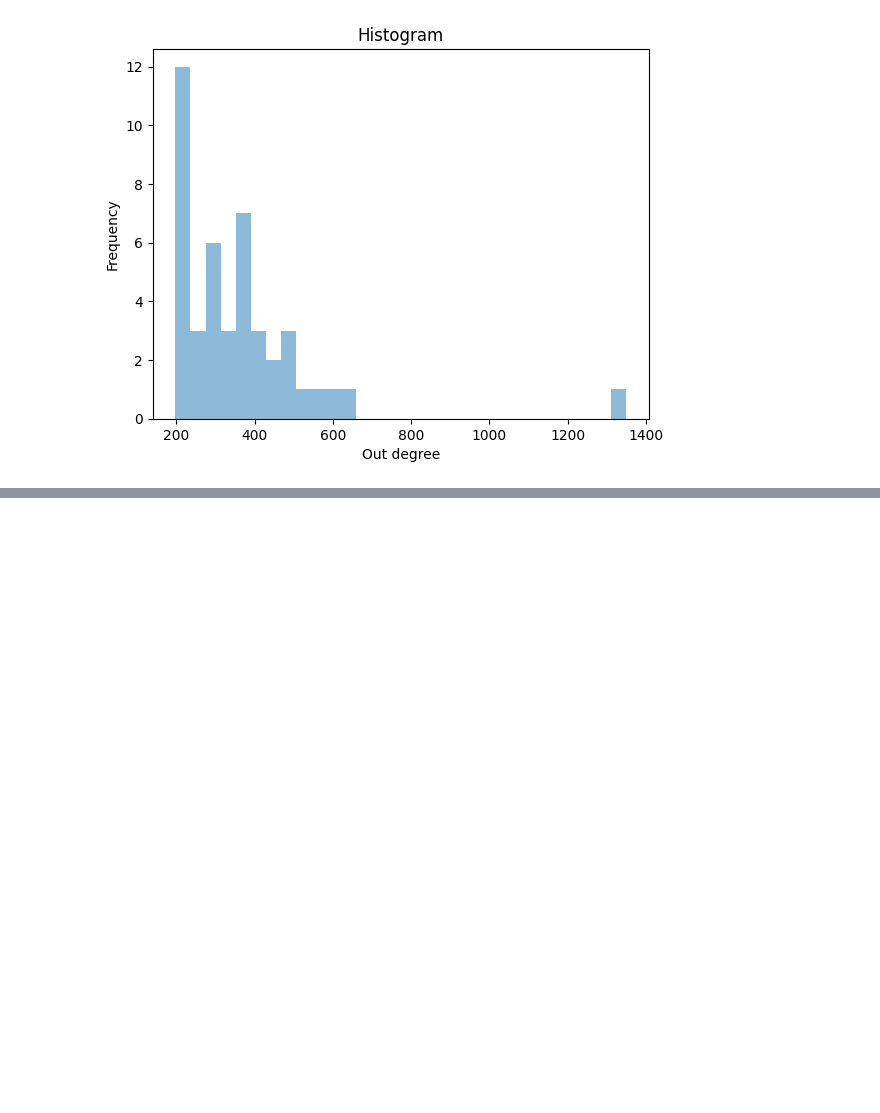
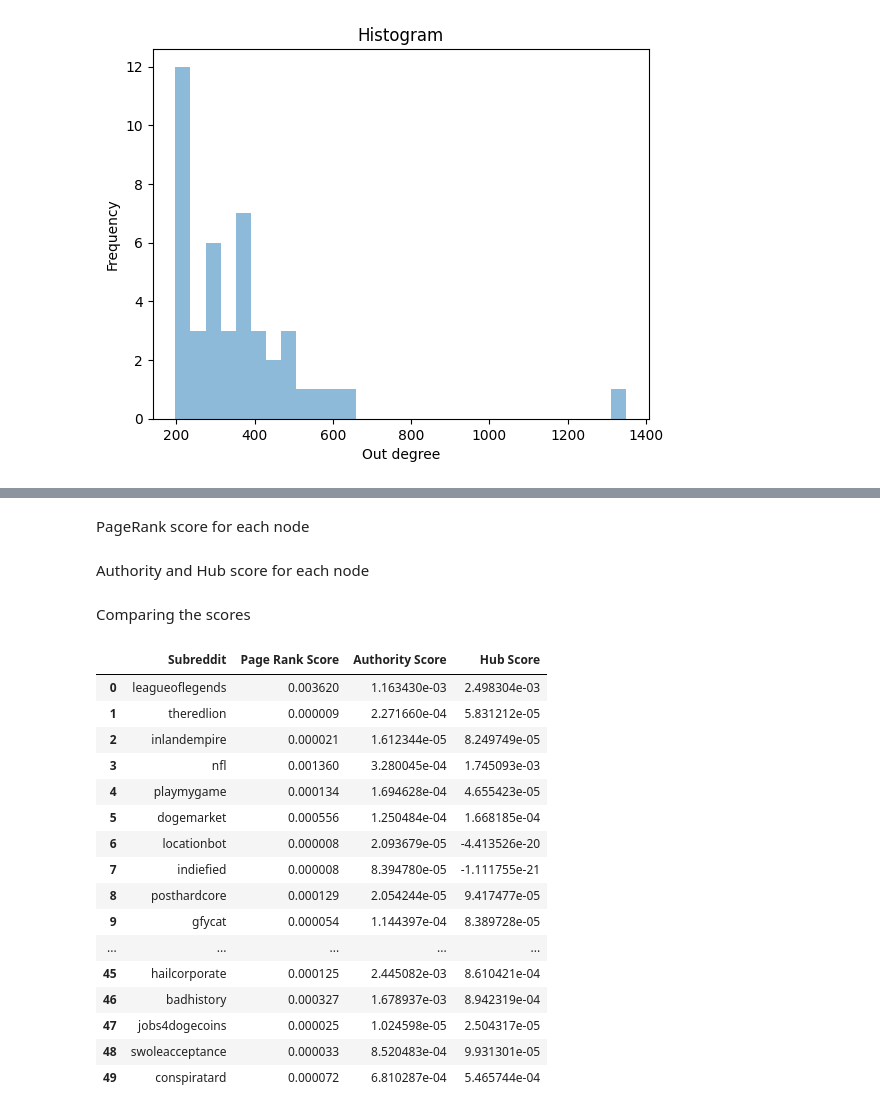
Before and after one commit to alnandorizki/Graph-Analysis-of-Social-Media-Links, a Jupyter notebook: IR_A3_Q1.ipynb, the cells around one changed output, grey strips where cells are left out. Cells and saved outputs as stored; diff of their text form; code cells hidden in the pictures; blank space fills up the shorter version.

```diff
--- a/IR_A3_Q1.ipynb
+++ b/IR_A3_Q1.ipynb
@@ -218,0 +318,41 @@ plt.show()
+# %% [markdown]
+PageRank score for each node
+# %%
+pr = nx.pagerank(G, alpha=0.85, tol = 1e-6)
+# %% [markdown]
+Authority and Hub score for each node
+# %%
+auth_scores, hub_scores = nx.hits(G, max_iter=100, tol=1e-6, normalized=True)
+# %% [markdown]
+Comparing the scores
+# %%
+pr_arr = []
+auth_arr = []
+hub_arr = []
+
+for i in range(num_nodes):
+    pr_arr.append(pr[i])
+    auth_arr.append(auth_scores[i])
+    hub_arr.append(hub_scores[i])
+# %%
+score_df = pd.DataFrame({"Subreddit":all_subs, "Page Rank Score":pr_arr, "Authority Score":auth_arr, "Hub Score":hub_arr})
+# %%
+score_df.head(50)
+# %% [output]
+|  | Subreddit | Page Rank Score | Authority Score | Hub Score |
+| 0 | leagueoflegends | 0.003620 | 1.163430e-03 | 2.498304e-03 |
+| 1 | theredlion | 0.000009 | 2.271660e-04 | 5.831212e-05 |
+| 2 | inlandempire | 0.000021 | 1.612344e-05 | 8.249749e-05 |
+| 3 | nfl | 0.001360 | 3.280045e-04 | 1.745093e-03 |
+| 4 | playmygame | 0.000134 | 1.694628e-04 | 4.655423e-05 |
+| 5 | dogemarket | 0.000556 | 1.250484e-04 | 1.668185e-04 |
+| 6 | locationbot | 0.000008 | 2.093679e-05 | -4.413526e-20 |
+| 7 | indiefied | 0.000008 | 8.394780e-05 | -1.111755e-21 |
+| 8 | posthardcore | 0.000129 | 2.054244e-05 | 9.417477e-05 |
+| 9 | gfycat | 0.000054 | 1.144397e-04 | 8.389728e-05 |
+| ... | ... | ... | ... | ... |
+| 45 | hailcorporate | 0.000125 | 2.445082e-03 | 8.610421e-04 |
+| 46 | badhistory | 0.000327 | 1.678937e-03 | 8.942319e-04 |
+| 47 | jobs4dogecoins | 0.000025 | 1.024598e-05 | 2.504317e-05 |
+| 48 | swoleacceptance | 0.000033 | 8.520483e-04 | 9.931301e-05 |
+| 49 | conspiratard | 0.000072 | 6.810287e-04 | 5.465744e-04 |
```
Also changed, not shown: parts of 11 cells of this notebook.
